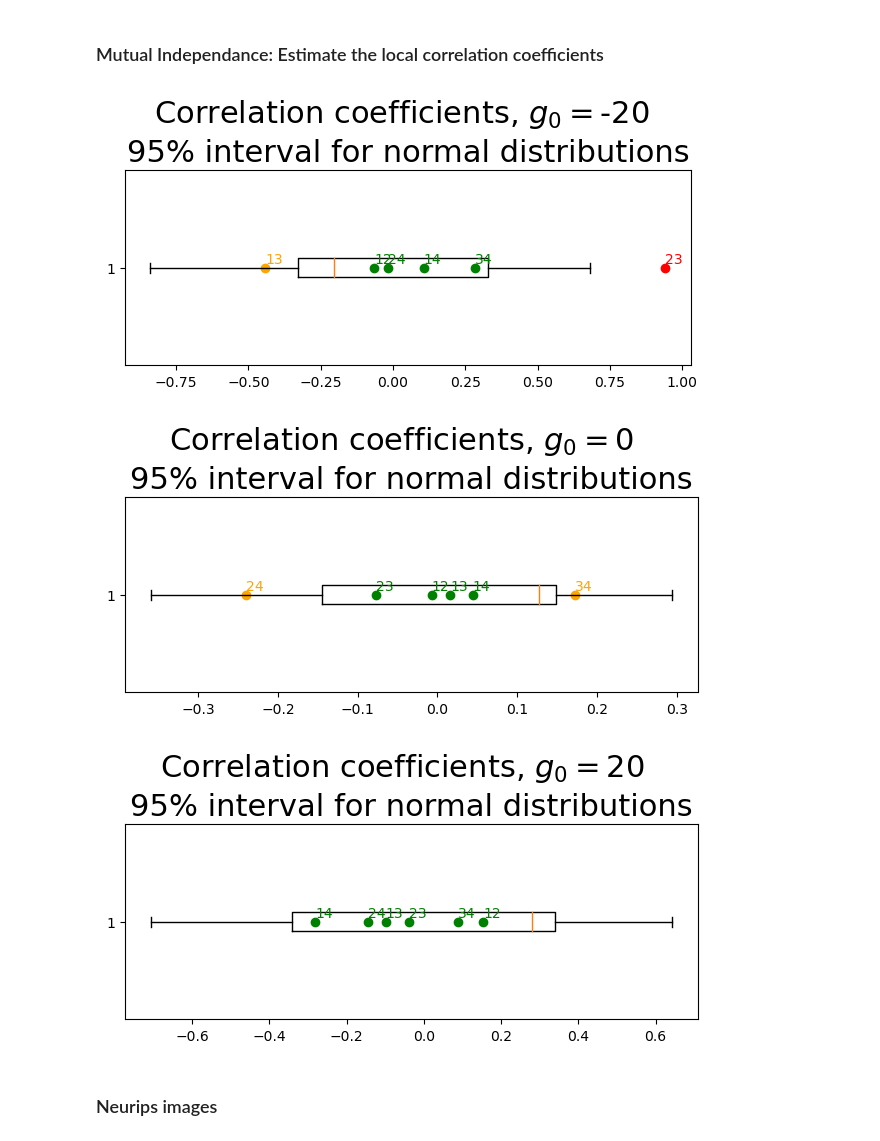
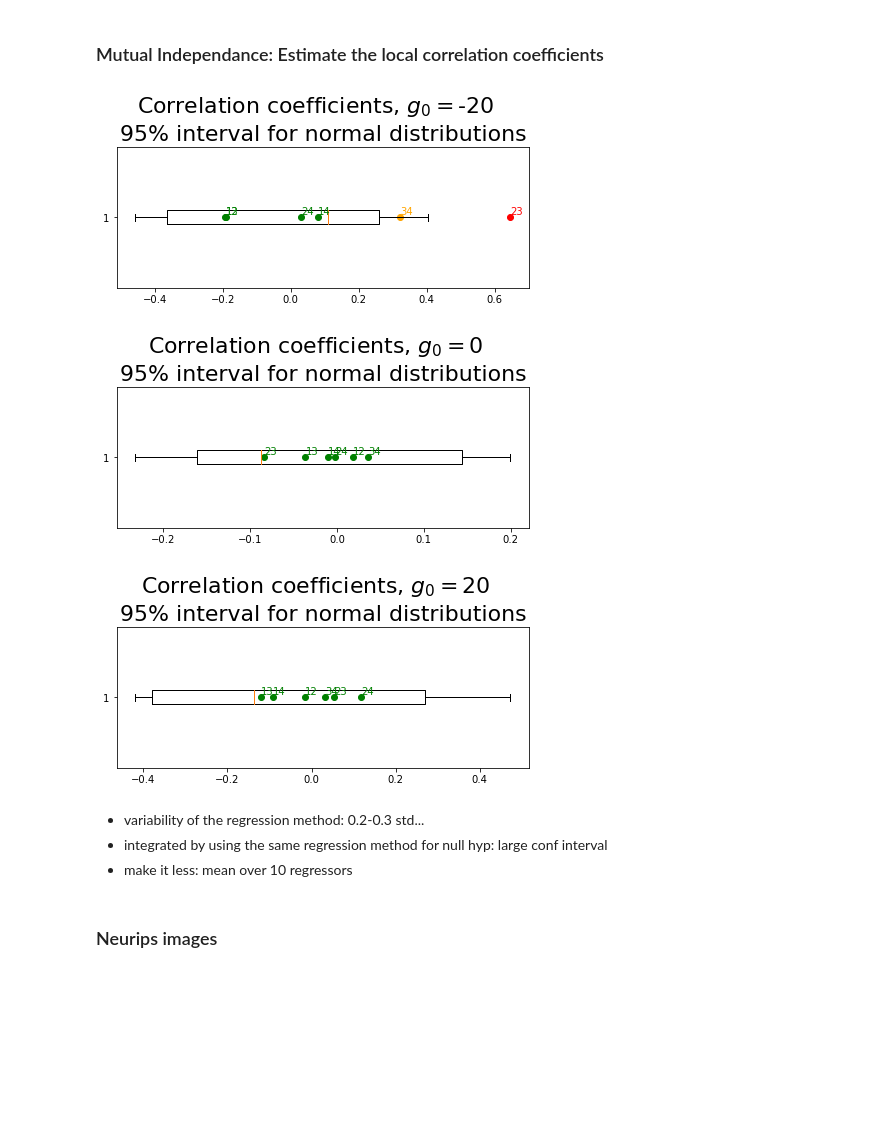
Before and after one commit to JuliaLinhart/valDiags_flows, a Jupyter notebook: JRNMM.ipynb, the cells around one changed output. Cells and saved outputs as stored; diff of their text form; code cells hidden in the pictures; blank space fills up the shorter version.

Commit message:
correlation regression JRNMM

```diff
--- a/JRNMM.ipynb
+++ b/JRNMM.ipynb
@@ -538,7 +538,7 @@ r_alpha_null_list = []
 for g in gain_list_new:
     dict_null = torch.load(path_lct_base_t100_na100 + f"_gain_{g}.pkl")
     r_alpha_null = {}
-    for k in range(ntrials):
+    for k in range(n_trials):
         r_alpha_null[k] = pd.Series(dict_null['r_alpha_null_list'][k]['dim_1'])
     r_alpha_null_list.append(r_alpha_null)
 # %% [markdown]
@@ -593,49 +593,59 @@ multi_pp_plots(
 # %% [markdown]
 ### Mutual Independance: Estimate the local correlation coefficients
 # %%
-from sklearn.neural_network import MLPRegressor
 import matplotlib.cbook as cbook
 plt.rcParams["figure.figsize"] = (6, 3)
 
-n_trials = 1000
-clfs_null = torch.load(PATH_EXPERIMENT+f'clfs_correlation_null_n_trials_{n_trials}.pkl')
+n_trials = 100
+regs_null = torch.load(PATH_EXPERIMENT+f'regs_correlation_null_n_trials_{n_trials}.pkl')
 
 for ind, gain in zip([1,5,9], [-20,0,20]):
-    clfs, results = local_correlation_regression(df_flow_transform, x_test[:,:,0], x_eval=x_obs_list[ind][None,:,0])
-
+    results_mean ={'12':0, '13':0, '14':0, '23':0, '24':0, '34':0}
+    for k in range(10):
+        regs, results = local_correlation_regression(df_flow_transform, x_test[:,:,0], x_eval=x_obs_list[ind][None,:,0])
+        results_mean['12']+= results['12']/10
+        results_mean['13']+= results['13']/10
+        results_mean['14']+= results['14']/10
+        results_mean['23']+= results['23']/10
+        results_mean['24']+= results['24']/10
+        results_mean['34']+= results['34']/10
     results_null = []
     for k in range(n_trials):
-        result_null = clfs_null[k].predict(x_obs_list[ind][None,:,0])
+        result_null = regs_null[k].predict(x_obs_list[ind][None,:,0])
         results_null.append(result_null)
 
     data = results_null
     stats = cbook.boxplot_stats(data)[0]
     stats['q1'] = np.quantile(data, 0.05)
     stats['q3'] = np.quantile(data, 0.95)
     stats['whislo'] = min(data)
     stats['whishi'] = max(data)
     labels = ['12', '13', '14', '23', '24', '34']
 
     fig, ax = plt.subplots(1, 1, constrained_layout=True)
     bp = ax.bxp([stats],widths=0.1, vert=False, showfliers=False,)
     for label in labels:
-        if (stats['q1'] <= results[label] <= stats['q3']):
+        if (stats['q1'] <= results_mean[label] <= stats['q3']):
             color = 'green'
-        elif (stats['whislo'] <= results[label] <= stats['whishi']):
+        elif (stats['whislo'] <= results_mean[label] <= stats['whishi']):
             color='orange'
         else:
             color = 'red'
-        plt.text(results[label], 1.02, label, color=color)
-        plt.scatter(results[label], 1, color=color)
+        plt.text(results_mean[label], 1.02, label, color=color)
+        plt.scatter(results_mean[label], 1, color=color)
 
     # plt.legend()
     plt.title('95% interval for normal distributions', fontsize=22)
     plt.suptitle(r'Correlation coefficients, $g_0=$'+str(gain), fontsize=22)
     plt.show()
 # %% [output]
-[figure, old version]
+[figure, new version]
-[figure, old version]
+[figure, new version]
-[figure, old version]
+[figure, new version]
+# %% [markdown]
+- variability of the regression method: 0.2-0.3 std...
+- integrated by using the same regression method for null hyp: large conf interval
+- make it less: mean over 10 regressors
 # %% [markdown]
 ### Neurips images
 # %%
```
Also changed, not shown: parts of 5 cells of this notebook, 1 other file.
